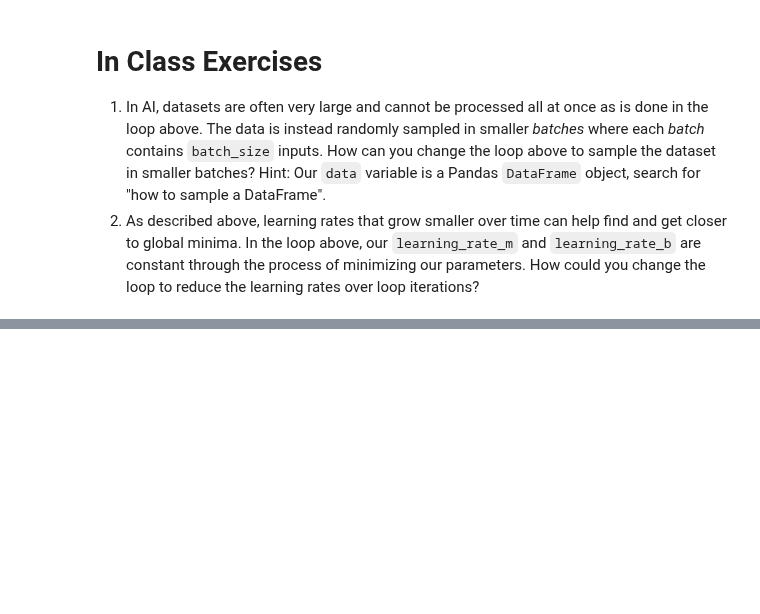
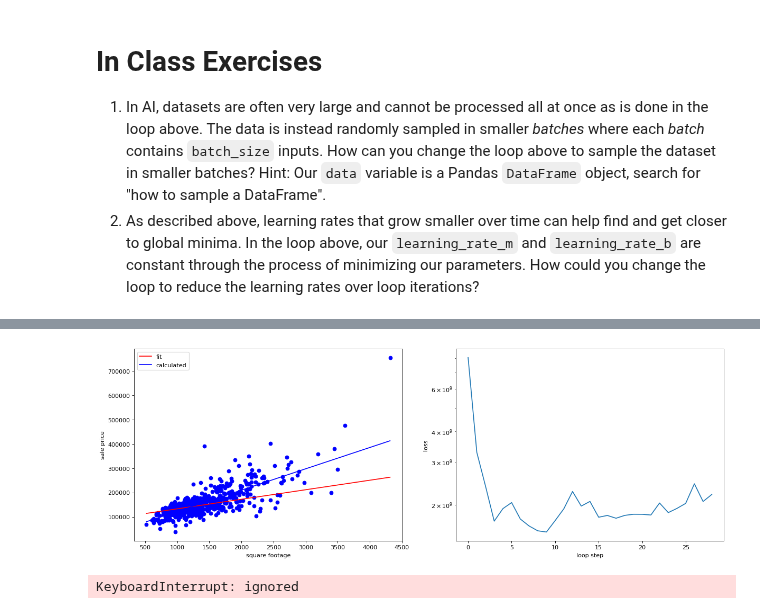
Before and after one commit to jsteinbergs/ai-science-training-series, a Jupyter notebook: 01_machineLearning/2022-09-20_Steinbergs_Session1_Part1.ipynb, the cells around one changed output, grey strips where cells are left out. Saved outputs shown, nothing was run; the diff lists cells and outputs as text; code cells hidden in the pictures; blank space fills up the shorter version.

```diff
--- a/01_machineLearning/2022-09-20_Steinbergs_Session1_Part1.ipynb
+++ b/01_machineLearning/2022-09-20_Steinbergs_Session1_Part1.ipynb
@@ -346,7 +346,7 @@ for i in range(loop_N):
    # create a 1 by 2 plot grid
    fig,ax = plt.subplots(1,2,figsize=(18,6),dpi=80)
    # plot our usual output
-   plot_data(subset_x,subset_y,m,b,ax[0])
+   plot_data(data_x,data_y,m,b,ax[0])
 
    # here we also plot the calculated linear fit for comparison
    line_x = np.arange(data_x.min(),data_x.max())
@@ -375 +376,3 @@ KeyboardInterrupt: ignored
+[figure, added]
+KeyboardInterrupt: ignored
 # %%
```
Also changed, not shown: parts of 2 cells of this notebook.
